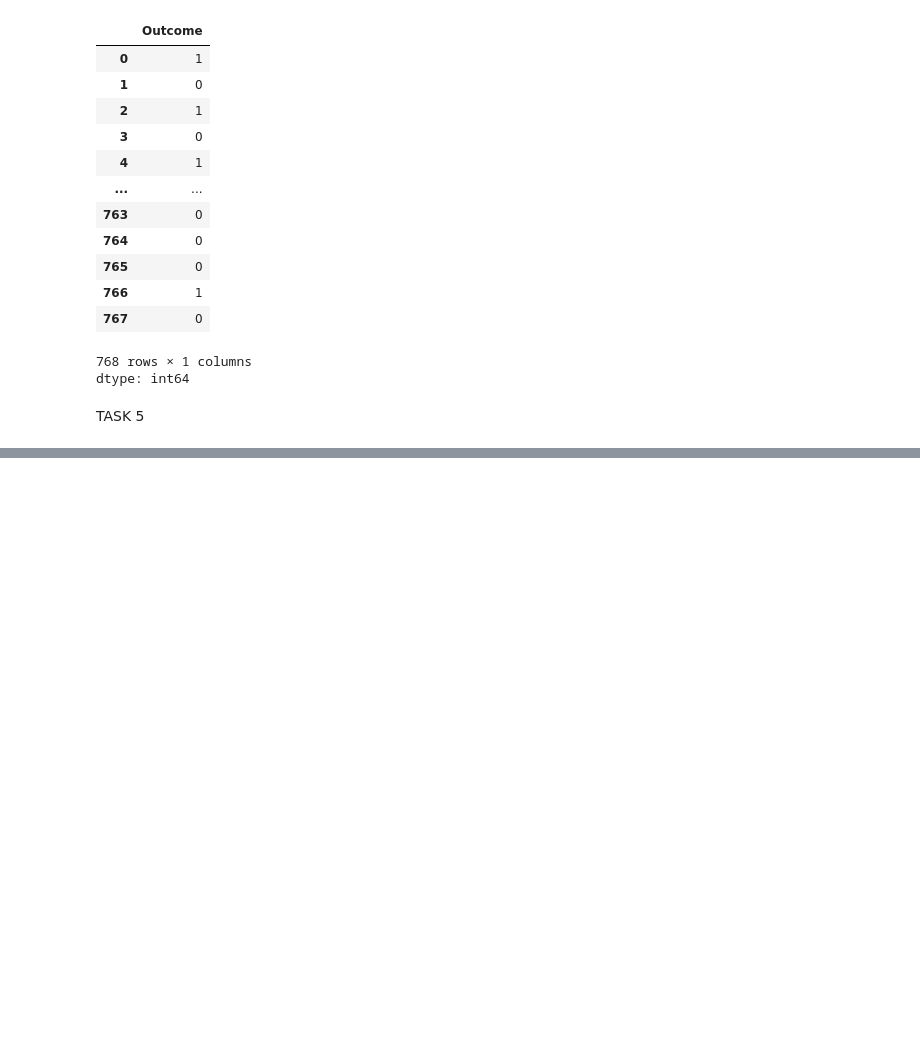
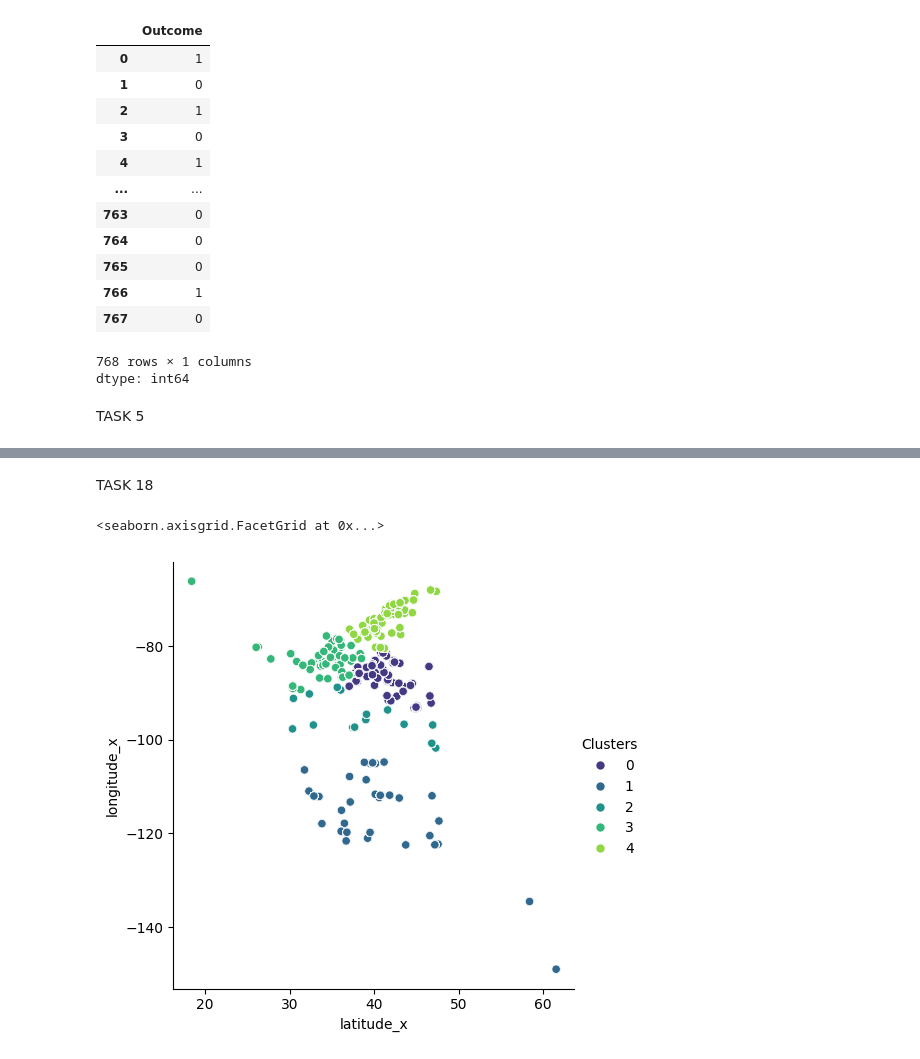
Before and after one commit to BinethBasilu/DSPL_Tute_7, a Jupyter notebook: DSPL_T7.ipynb, the cells around one changed output, grey strips where cells are left out. Cells and saved outputs as stored; diff of their text form; code cells hidden in the pictures; blank space fills up the shorter version.

```diff
--- a/DSPL_T7.ipynb
+++ b/DSPL_T7.ipynb
@@ -84,0 +205,3 @@ TASK 5
+# %%
+df_w = pd.read_csv('pm25_2016_2020.csv')
+df_w.head()
@@ -84,0 +219,3 @@ TASK 5
+# %%
+x = df_w[['latitude_x', 'longitude_x']]
+x
@@ -84,0 +238,6 @@ TASK 5
+# %%
+from sklearn.cluster import KMeans
+kmeans = KMeans(n_clusters=6)
+x["Clusters"] = kmeans.fit_predict(x)
+x["Clusters"] = x["Clusters"].astype("category")
+x
@@ -84,0 +270,6 @@ TASK 5
+# %%
+from sklearn.cluster import KMeans
+kmeans = KMeans(n_clusters=5)
+x["Clusters"] = kmeans.fit_predict(x)
+x["Clusters"] = x["Clusters"].astype("category")
+x
@@ -84,0 +311,9 @@ TASK 5
+# %% [markdown]
+TASK 18
+# %%
+import matplotlib
+matplotlib.rcParams['figure.figsize'] = (12,8)
+sns.relplot(x='latitude_x',y='longitude_x',hue='Clusters',data=x,palette='viridis')
+# %% [output]
+<seaborn.axisgrid.FacetGrid at 0x...>
+[figure, added]
```
Also changed, not shown: parts of 34 cells of this notebook.
